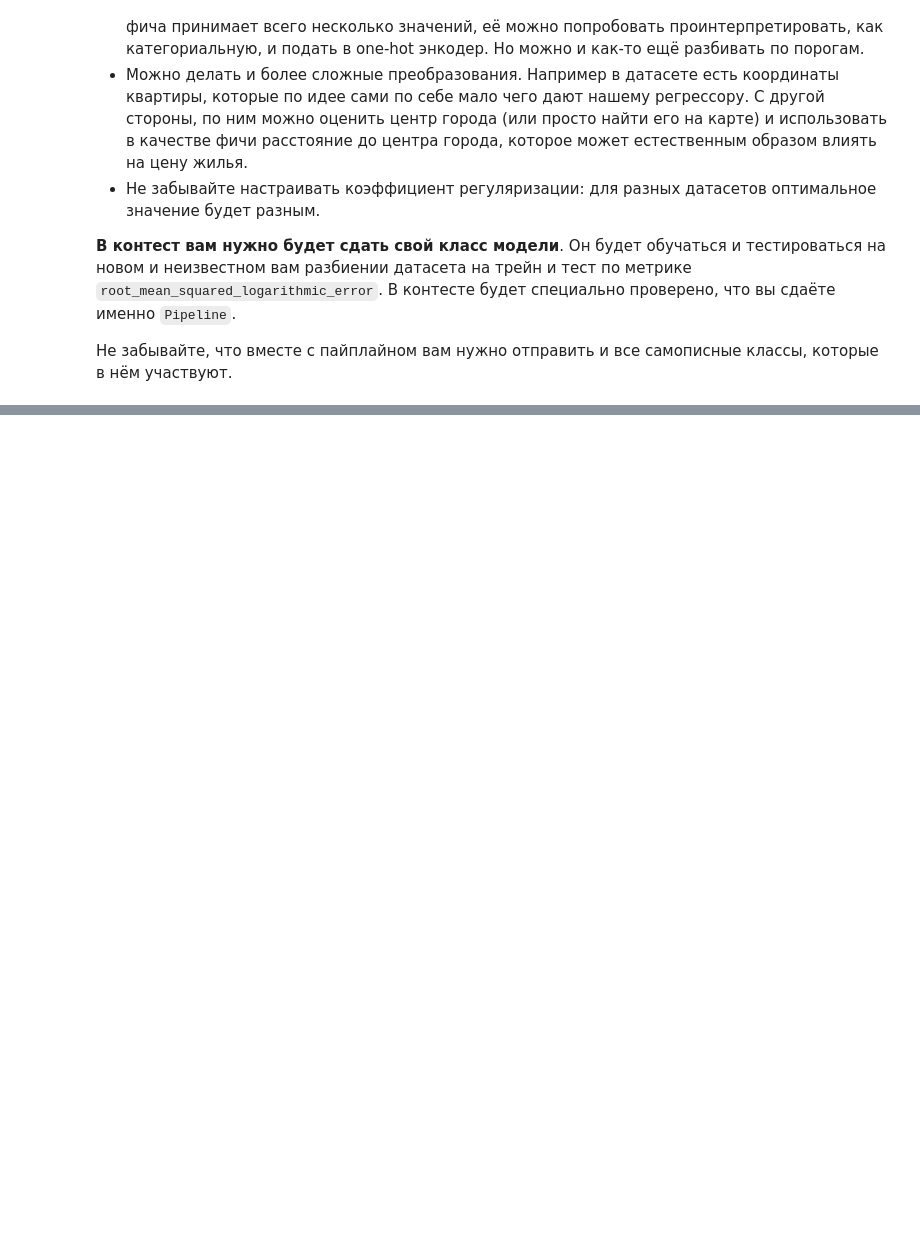
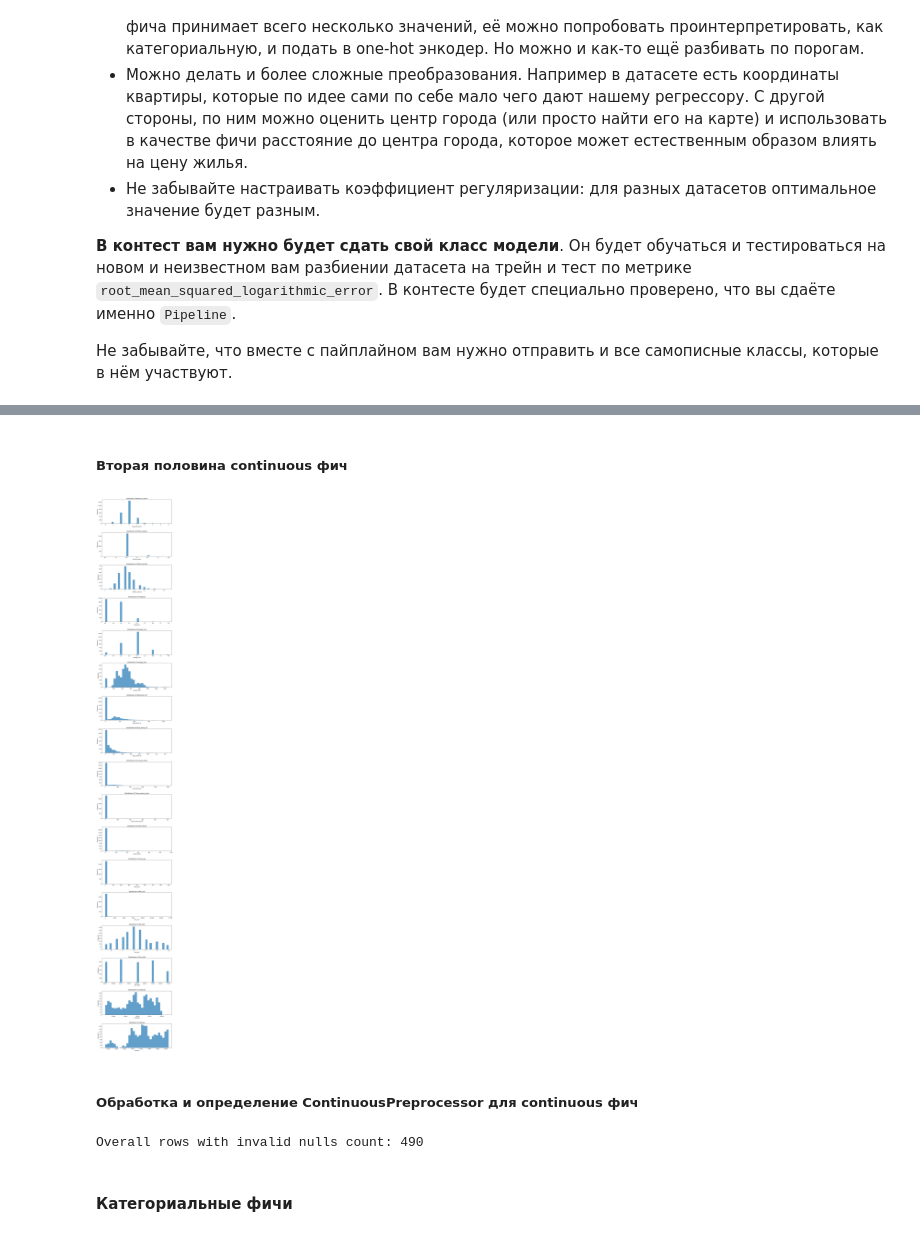
Before and after one commit to XeemPad/ML-Labs, a Jupyter notebook: lab3 (part 2.1)/lab3.ipynb, the cells around one changed output, grey strips where cells are left out. Drawn from its saved outputs; the diff is of its cells as text; code cells hidden in the pictures; blank space fills up the shorter version.

```diff
--- a/lab3 (part 2.1)/lab3.ipynb
+++ b/lab3 (part 2.1)/lab3.ipynb
@@ -978,0 +1080,68 @@ def make_ultimate_pipeline():
+# %% [markdown]
+##### Вторая половина continuous фич
+# %%
+remaining_num = col_num - col_num // 2
+
+
+fig, axes = plt.subplots(remaining_num, 1, figsize=(10, 4*remaining_num))
+
+
+for i, ax in enumerate(axes):
+    column_name = continuous_columns[i + col_num // 2]
+    # if smart_X_train[col_num].dtype == 'object':
+        # # For categorical columns
+        # sns.countplot(data=data_train[column_name], x=column_name, ax=ax)
+
+        # plt.setp(ax.get_xticklabels(),
+        #         rotation=45,
+        #         ha='right',
+        #         fontsize=10)
+    # else:
+    # For numerical columns
+    ax.hist(data_train[column_name], bins=30, alpha=0.7)
+    ax.set_xlabel(column_name)
+    ax.set_ylabel('Frequency')
+
+    ax.set_title(f'Distribution of {column_name}')
+
+
+plt.tight_layout(pad=3)
+# %% [output]
+[figure, added]
+# %% [markdown]
+##### Обработка и определение ContinuousPreprocessor для continuous фич
+# %%
+
+def find_invalid_null_values(data: pd.DataFrame, show_invaid_rows: bool=True) -> List[int]:
+    ''' The data is wrong if there's a lot with "Lot_Frontage = 0" and the same for some other columns
+        The main interest for this dataset is Lot_Frontage
+    '''
+    # column names for which null is invalid
+    invalid_null_columns = {
+        "Lot_Frontage",
+        "Lot_Area", "Year_Built",
+        "Year_Remod_Add", # it should be >= Year_Built in general...
+        "Year_Sold",
+        "Longitude", "Latitude",
+    }
+
+    invalid_rows_count = 0
+    if show_invaid_rows:
+        print("\t\tInvalid rows:")
+    for index, row in data.iterrows():
+        row_dict = row.to_dict()
+        invalid_cols = tuple(filter(lambda key: key in invalid_null_columns and row_dict[key] == 0, row_dict))
+
+        if invalid_cols:  # if invalid column was found:
+            invalid_rows_count += 1
+            if show_invaid_rows:
+                print(f"\nRow {index}. Invalid values: ", end='')
+                for col in invalid_cols:
+                    print(f"{col}: {row_dict[col]}", end='; ')
+                print("Whole row info:", row_dict)
+    print("Overall rows with invalid nulls count:", invalid_rows_count)
+
+
+find_invalid_null_values(data, False)
+# %% [output]
+Overall rows with invalid nulls count: 490
@@ -978,0 +1301,2 @@ def make_ultimate_pipeline():
+# %% [markdown]
+#### Категориальные фичи
```
Also changed, not shown: parts of 42 cells of this notebook.
